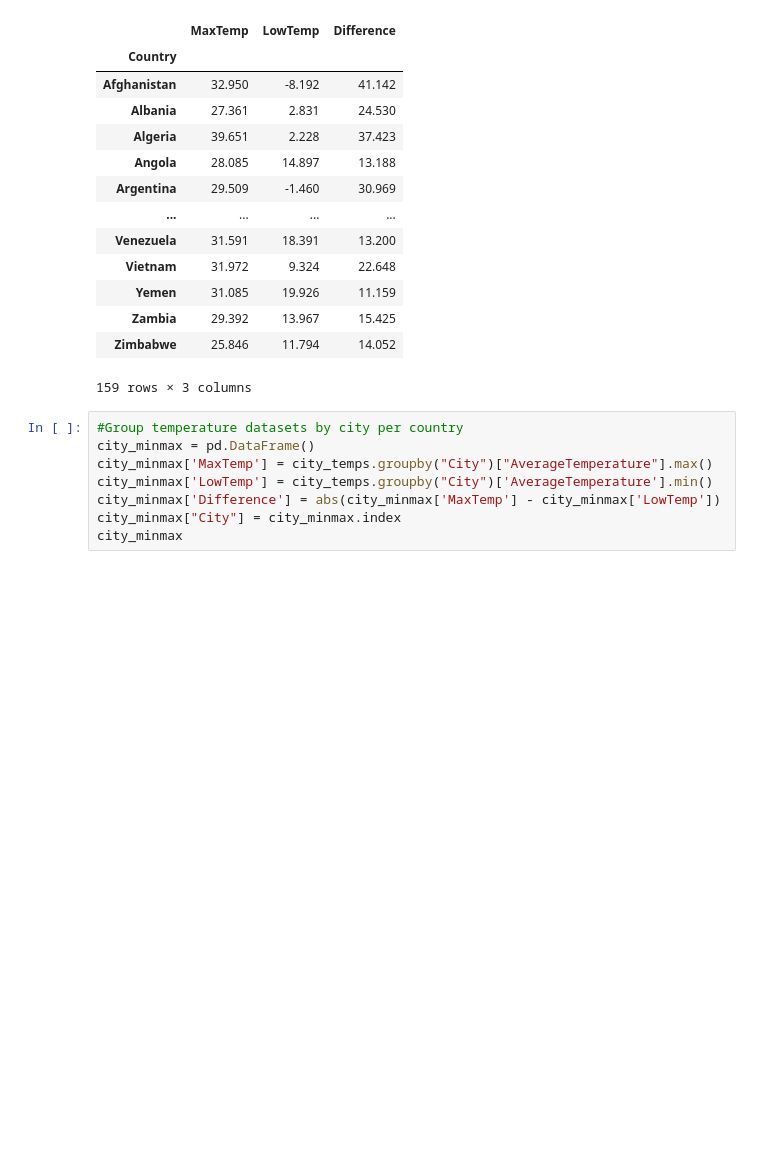
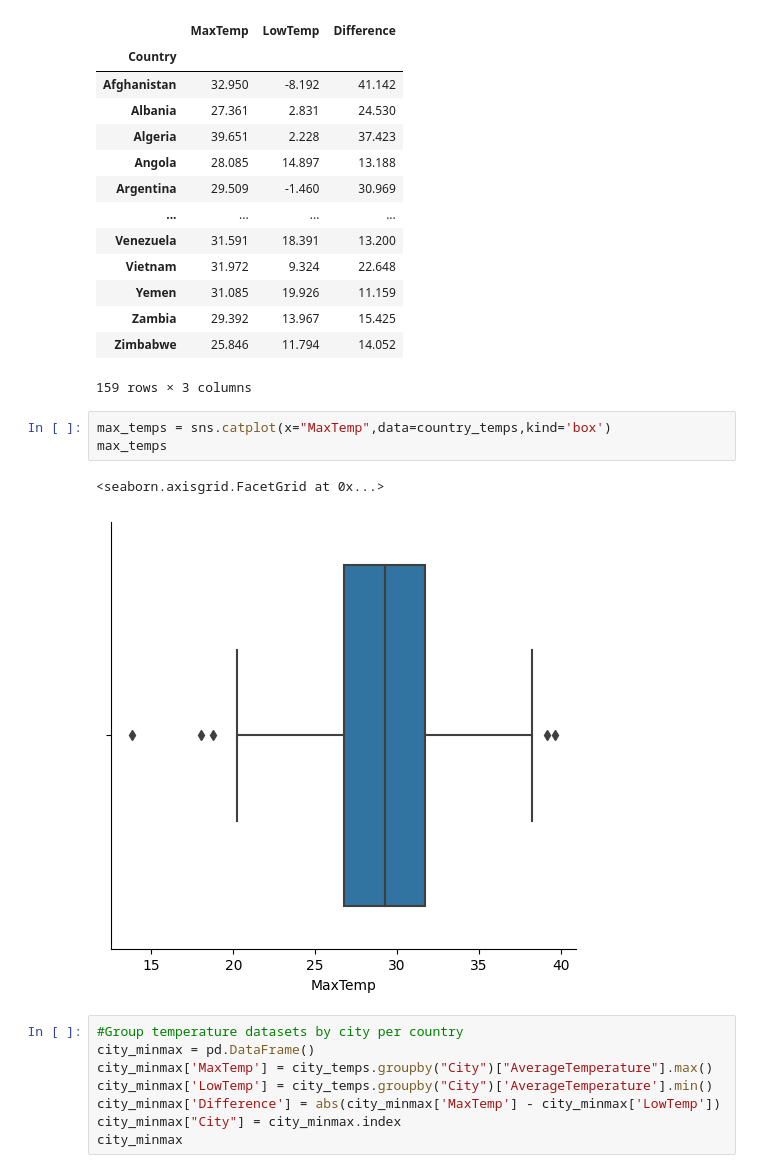
Before and after one commit to spencerbbrian/portfolio, a Jupyter notebook: climate change/city_climate_change.ipynb, the cells around one changed output. Cells and saved outputs as stored; diff of their text form; blank space fills up the shorter version.

Commit message:
adding visualizations

```diff
--- a/climate change/city_climate_change.ipynb
+++ b/climate change/city_climate_change.ipynb
@@ -121,6 +122,12 @@ country_temps
 | Zambia | 29.392 | 13.967 | 15.425 |
 | Zimbabwe | 25.846 | 11.794 | 14.052 |
 159 rows × 3 columns
+# %%
+max_temps = sns.catplot(x="MaxTemp",data=country_temps,kind='box')
+max_temps
+# %% [output]
+<seaborn.axisgrid.FacetGrid at 0x...>
+[figure, added]
 # %%
 #Group temperature datasets by city per country
 city_minmax = pd.DataFrame()
```
Also changed, not shown: parts of 1 cell of this notebook, 1 other file.
